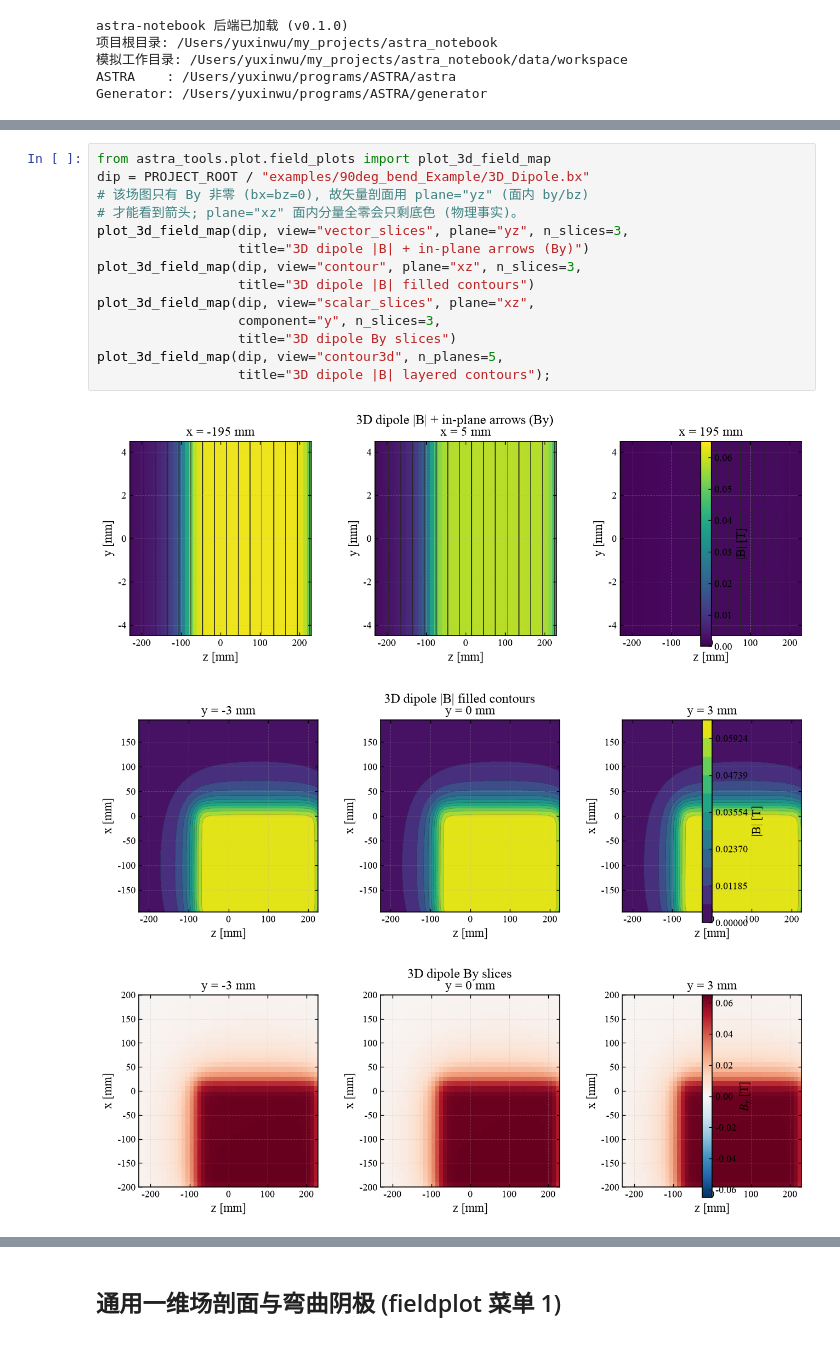
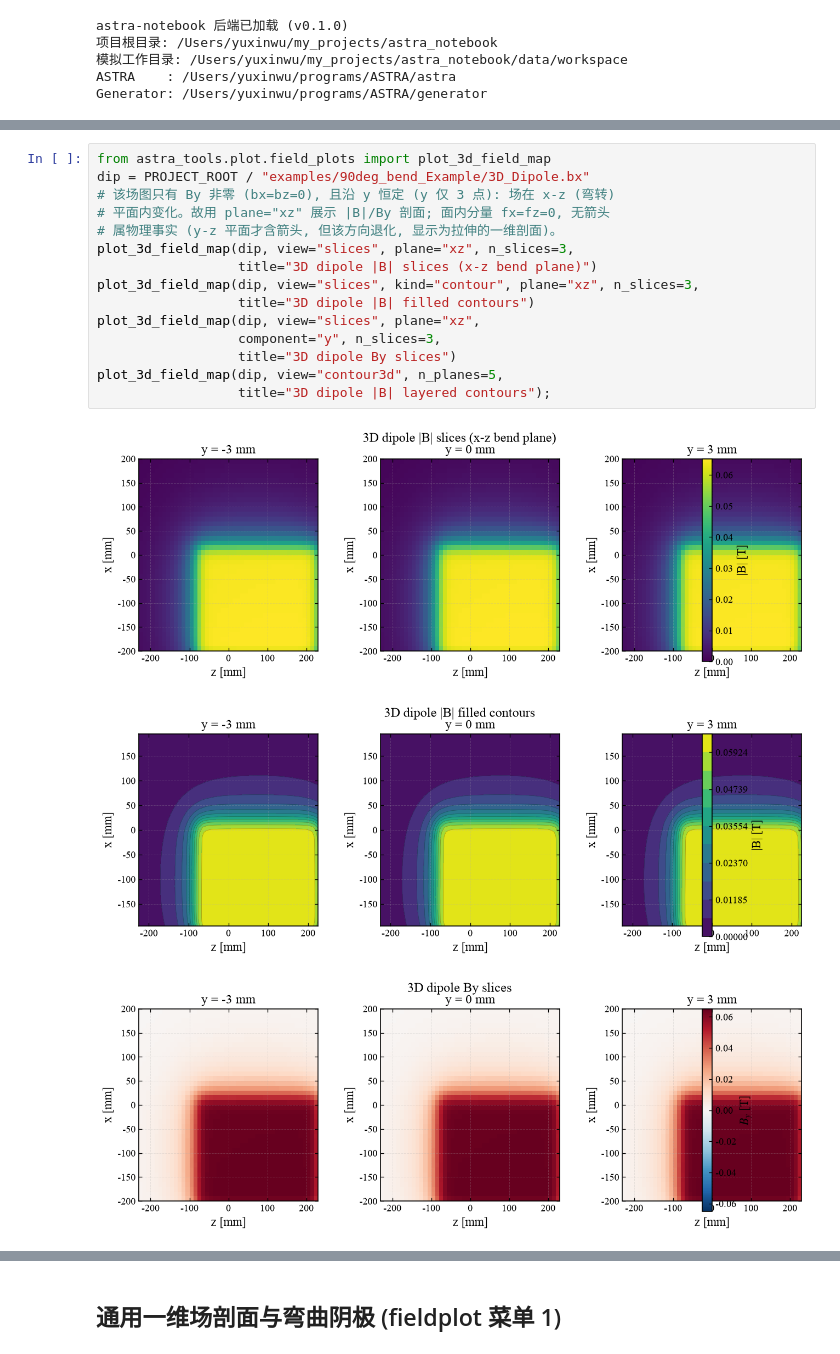
Before and after one commit to yuxinwu919/astra_notebook, a Jupyter notebook: examples/fieldplot_demo.ipynb, the cells around one changed output, grey strips where cells are left out. Saved outputs shown, nothing was run; the diff lists cells and outputs as text.

```diff
--- a/examples/fieldplot_demo.ipynb
+++ b/examples/fieldplot_demo.ipynb
@@ -45,19 +48,20 @@ else:
 # %%
 from astra_tools.plot.field_plots import plot_3d_field_map
 dip = PROJECT_ROOT / "examples/90deg_bend_Example/3D_Dipole.bx"
-# 该场图只有 By 非零 (bx=bz=0), 故矢量剖面用 plane="yz" (面内 by/bz)
-# 才能看到箭头; plane="xz" 面内分量全零会只剩底色 (物理事实)。
-plot_3d_field_map(dip, view="vector_slices", plane="yz", n_slices=3,
-                  title="3D dipole |B| + in-plane arrows (By)")
-plot_3d_field_map(dip, view="contour", plane="xz", n_slices=3,
+# 该场图只有 By 非零 (bx=bz=0), 且沿 y 恒定 (y 仅 3 点): 场在 x-z (弯转)
+# 平面内变化。故用 plane="xz" 展示 |B|/By 剖面; 面内分量 fx=fz=0, 无箭头
+# 属物理事实 (y-z 平面才含箭头, 但该方向退化, 显示为拉伸的一维剖面)。
+plot_3d_field_map(dip, view="slices", plane="xz", n_slices=3,
+                  title="3D dipole |B| slices (x-z bend plane)")
+plot_3d_field_map(dip, view="slices", kind="contour", plane="xz", n_slices=3,
                   title="3D dipole |B| filled contours")
-plot_3d_field_map(dip, view="scalar_slices", plane="xz",
+plot_3d_field_map(dip, view="slices", plane="xz",
                   component="y", n_slices=3,
                   title="3D dipole By slices")
 plot_3d_field_map(dip, view="contour3d", n_planes=5,
                   title="3D dipole |B| layered contours");
 # %% [output]
-[figure, old version]
+[figure, new version]
 [figure]
 [figure]
 [figure]
```
Also changed, not shown: parts of 7 cells of this notebook, 20 other files.
